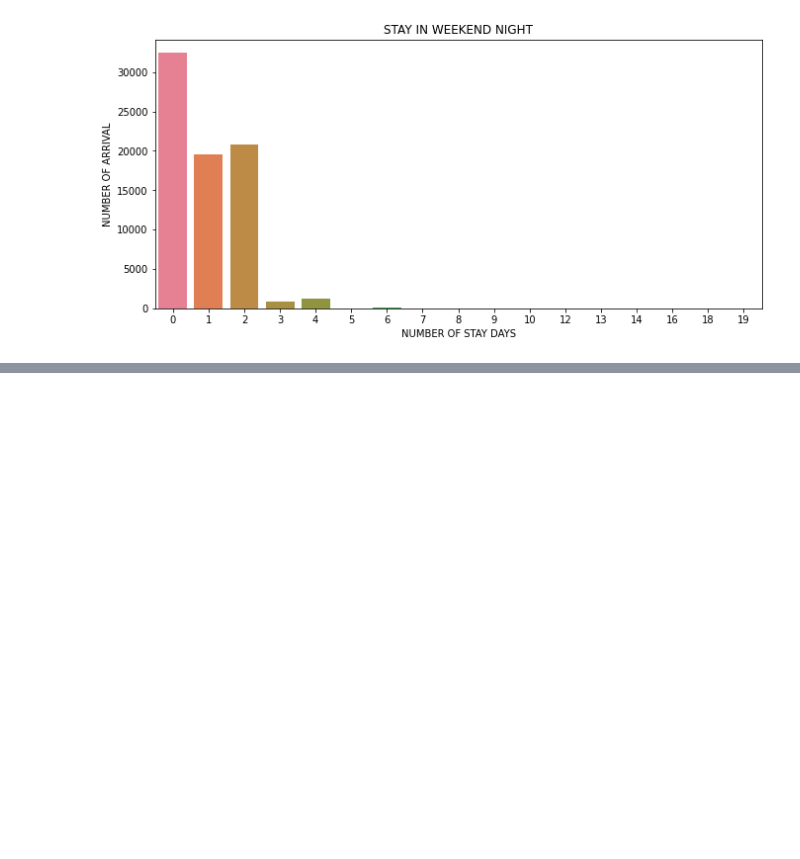
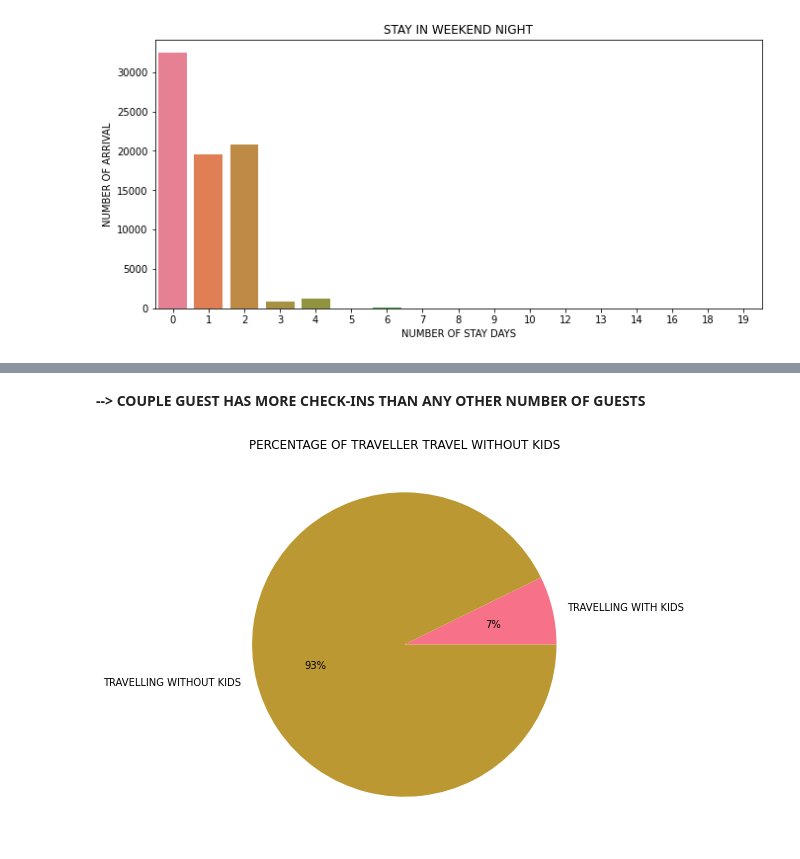
Before and after one commit to Devkhiran/EDA-Hotel-Booking, a Jupyter notebook: Dev_Hotel_Booking_Analysis_Capstone_Project.ipynb, the cells around one changed output, grey strips where cells are left out. Cells and saved outputs as stored; diff of their text form; code cells hidden in the pictures; blank space fills up the shorter version.

```diff
--- a/Dev_Hotel_Booking_Analysis_Capstone_Project.ipynb
+++ b/Dev_Hotel_Booking_Analysis_Capstone_Project.ipynb
@@ -487,0 +519,15 @@ plt.show()
+# %% [markdown]
+**--> COUPLE GUEST HAS MORE CHECK-INS THAN ANY OTHER NUMBER OF GUESTS**
+# %%
+# NUMBERS OF ADULTS TRAVEL WITH CHILDREN OR BABIES
+
+x = ["TRAVELLING WITH KIDS", "TRAVELLING WITHOUT KIDS"]
+y = [hbdf[(hbdf.children != 0) | (hbdf.babies != 0)]["adults"].count(), hbdf[(hbdf.children == 0) | (hbdf.babies == 0)]["adults"].count()]
+
+fig = plt.figure(figsize =(10, 7))
+colors = sns.color_palette('husl')
+plt.pie(y, labels = x, colors = colors, autopct='%.0f%%')
+plt.title("PERCENTAGE OF TRAVELLER TRAVEL WITHOUT KIDS")
+plt.show()
+# %% [output]
+[figure, added]
```
Also changed, not shown: parts of 47 cells of this notebook.
